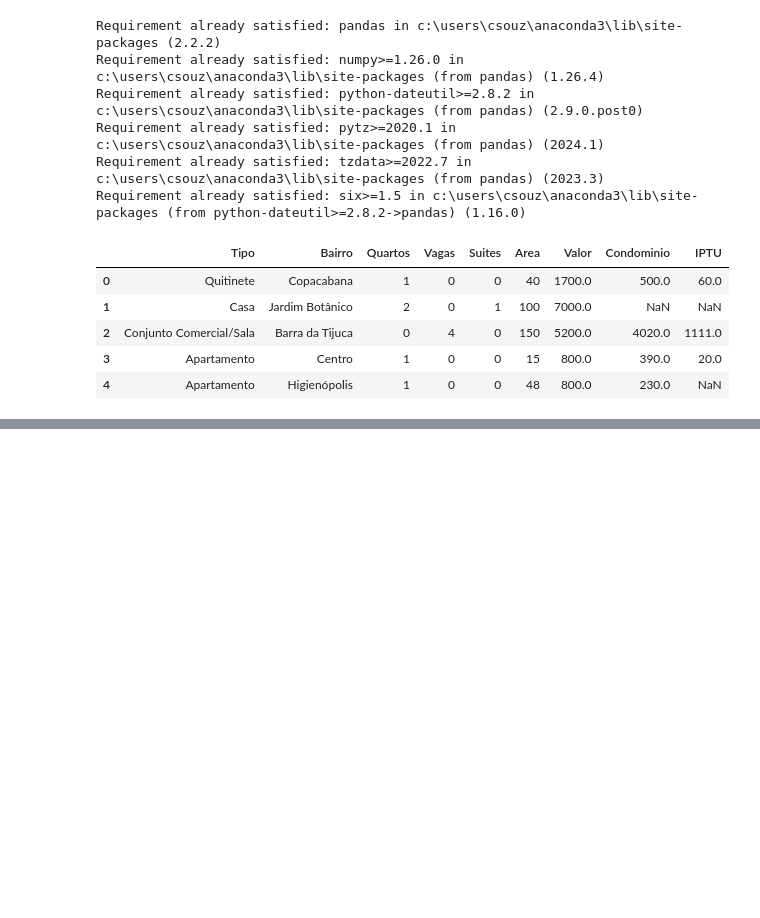
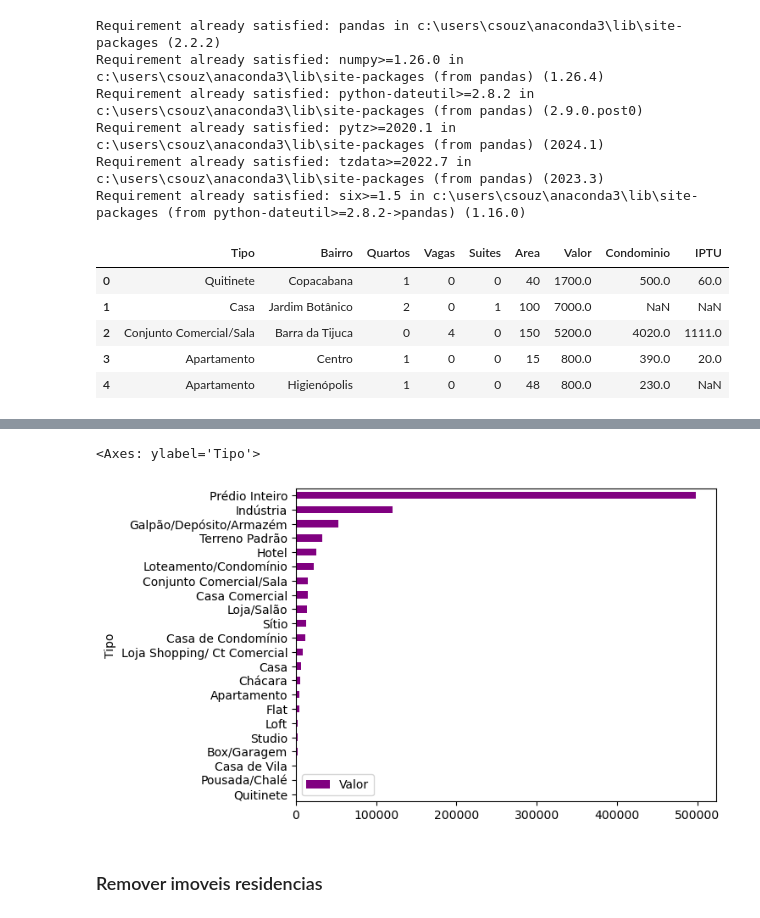
Before and after one commit to anselmoaxo/pandas-lab, a Jupyter notebook: laboratorio_pandas/notebooks/conhecendo_pandas.ipynb, the cells around one changed output, grey strips where cells are left out. Cells and saved outputs as stored; diff of their text form; code cells hidden in the pictures; blank space fills up the shorter version.

```diff
--- a/laboratorio_pandas/notebooks/conhecendo_pandas.ipynb
+++ b/laboratorio_pandas/notebooks/conhecendo_pandas.ipynb
@@ -24,0 +138,8 @@ base_alugueis.head()
+# %%
+df_preco_tipo = base_alugueis.groupby('Tipo')[['Valor']].mean().sort_values('Valor')
+df_preco_tipo.plot(kind='barh', color='purple')
+# %% [output]
+<Axes: ylabel='Tipo'>
+[figure, added]
+# %% [markdown]
+### Remover imoveis residencias
```
Also changed, not shown: parts of 22 cells of this notebook.
